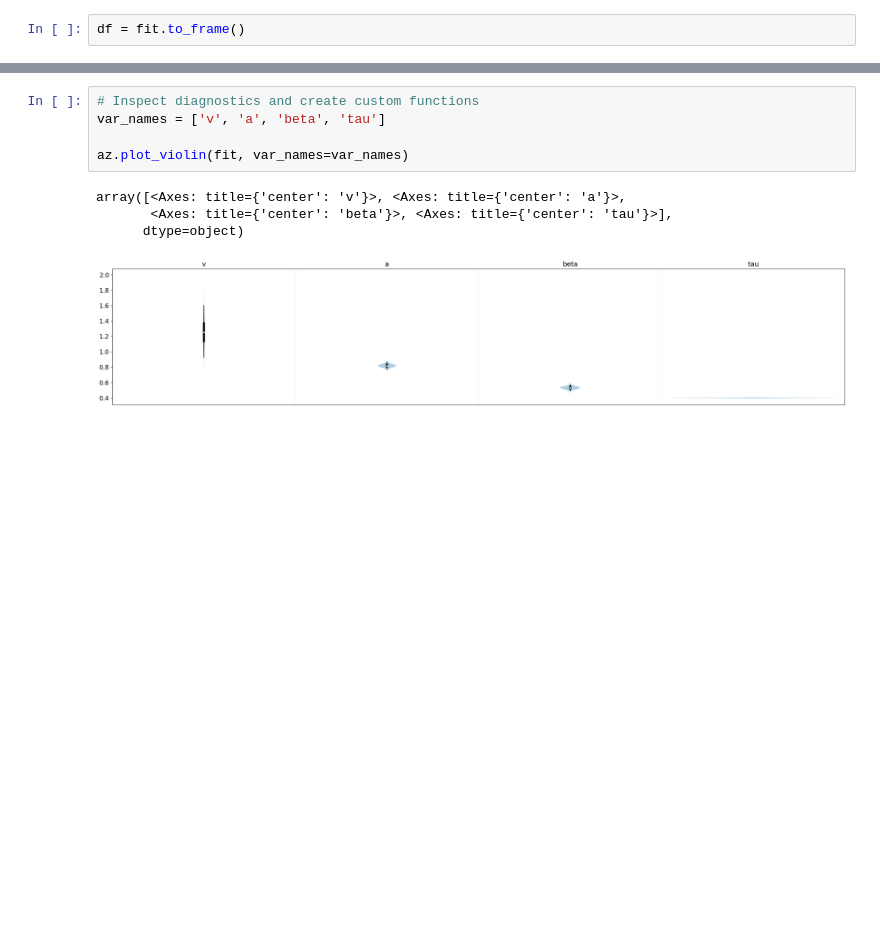
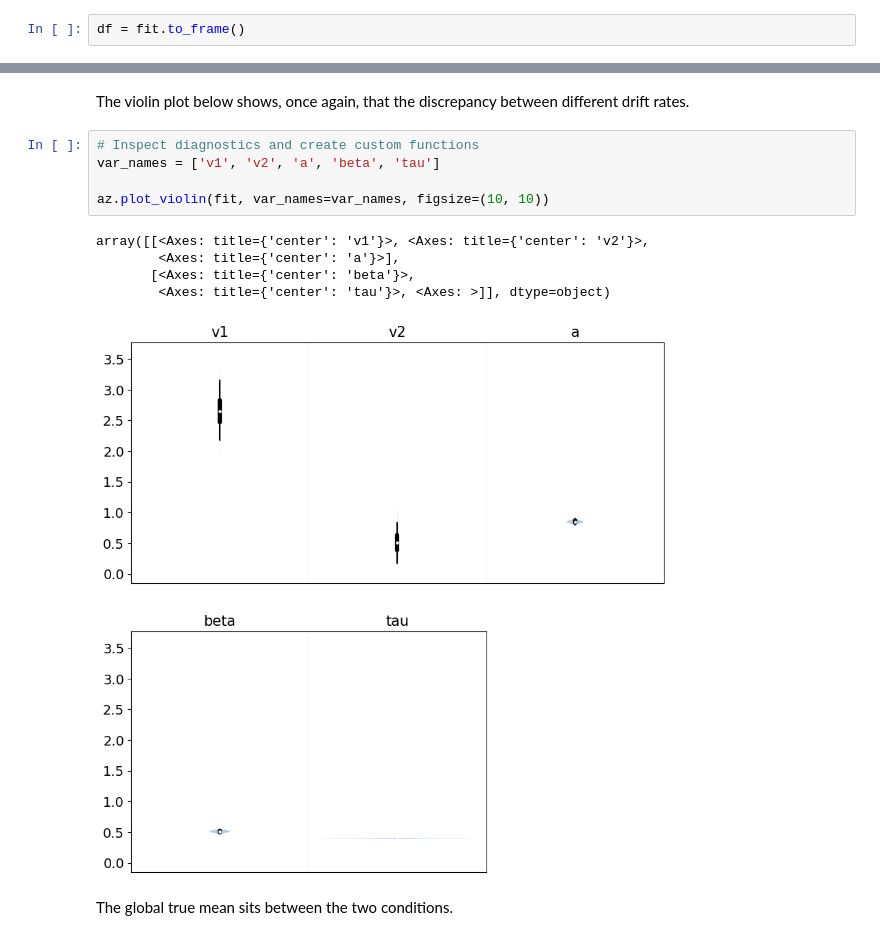
Before and after one commit to jerrymhuang/DreamDrone, a Jupyter notebook: CM02/DDM_Estimation.ipynb, the cells around one changed output, grey strips where cells are left out. Cells and saved outputs as stored; diff of their text form; blank space fills up the shorter version.

```diff
--- a/CM02/DDM_Estimation.ipynb
+++ b/CM02/DDM_Estimation.ipynb
@@ -121,13 +128,18 @@ plt.tight_layout()
+# %% [markdown]
+The violin plot below shows, once again, that the discrepancy between different drift rates.
 # %%
 # Inspect diagnostics and create custom functions
-var_names = ['v', 'a', 'beta', 'tau']
+var_names = ['v1', 'v2', 'a', 'beta', 'tau']
 
-az.plot_violin(fit, var_names=var_names)
+az.plot_violin(fit, var_names=var_names, figsize=(10, 10))
 # %% [output]
-array([<Axes: title={'center': 'v'}>, <Axes: title={'center': 'a'}>,
-       <Axes: title={'center': 'beta'}>, <Axes: title={'center': 'tau'}>],
-      dtype=object)
+array([[<Axes: title={'center': 'v1'}>, <Axes: title={'center': 'v2'}>,
+        <Axes: title={'center': 'a'}>],
+       [<Axes: title={'center': 'beta'}>,
+        <Axes: title={'center': 'tau'}>, <Axes: >]], dtype=object)
-[figure, old version]
+[figure, new version]
+# %% [markdown]
+The global true mean sits between the two conditions.
 # %%
 f, ax = plt.subplots(1, 1, figsize=(12, 3))
 sns.histplot(np.random.gamma(3, 1, size=10000), color='maroon', ax=ax, alpha=0.5)
```
Also changed, not shown: parts of 8 cells of this notebook, 2 other files.
